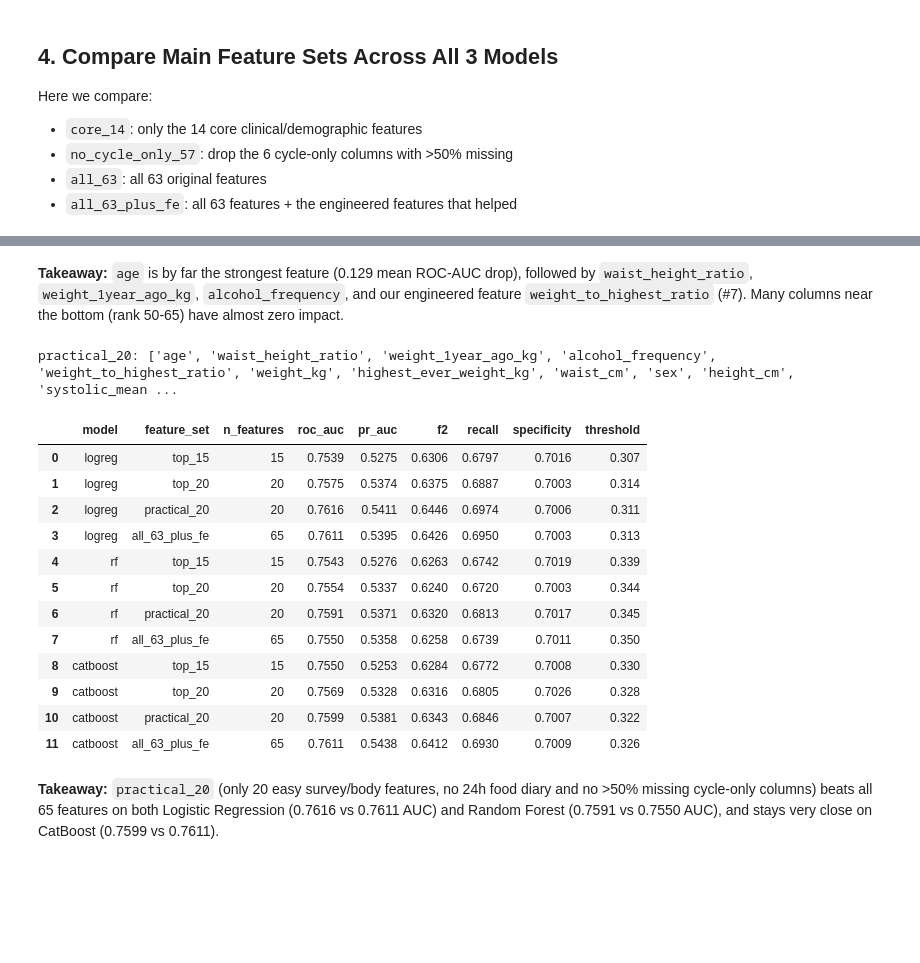
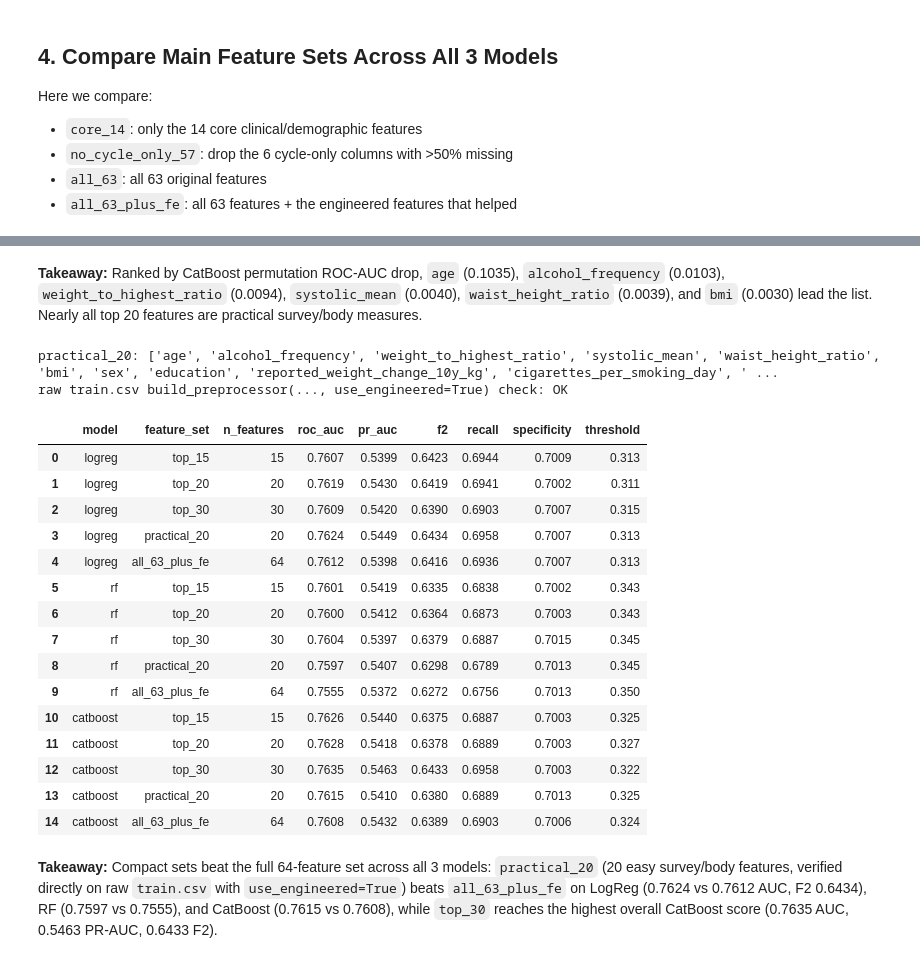
Before and after one commit to axiom-digital/type0-diabetes-screening, a Jupyter notebook: notebooks/03_feature_selection.ipynb, the cells around one changed output, grey strips where cells are left out. Cells and saved outputs as stored; diff of their text form; code cells hidden in the pictures; blank space fills up the shorter version.

```diff
--- a/notebooks/03_feature_selection.ipynb
+++ b/notebooks/03_feature_selection.ipynb
@@ -290,11 +290,11 @@ high_missing_cycle_cols = {
 }
 no_cycle_only_57 = [c for c in all_63 if c not in high_missing_cycle_cols]
 
-# keep engineered columns that improved average ROC-AUC over baseline
+# keep only engineered columns with a clear CV gain (>= 0.002 combined AUC diff)
 helpful_fe = []
 for col in fe_all:
     row = fe_df.loc[fe_df["experiment"] == f"+ {col}"].iloc[0]
-    if (row["lr_auc_diff"] + row["rf_auc_diff"]) > 0:
+    if (row["lr_auc_diff"] + row["rf_auc_diff"]) >= 0.002:
         helpful_fe.append(col)
 print("engineered features kept:", helpful_fe)
 
@@ -472,52 +471,79 @@ plt.show()
 # %% [markdown]
-**Takeaway:** `age` is by far the strongest feature (0.129 mean ROC-AUC drop), followed by `waist_height_ratio`, `weight_1year_ago_kg`, `alcohol_frequency`, and our engineered feature `weight_to_highest_ratio` (#7). Many columns near the bottom (rank 50-65) have almost zero impact.
+**Takeaway:** Ranked by CatBoost permutation ROC-AUC drop, `age` (0.1035), `alcohol_frequency` (0.0103), `weight_to_highest_ratio` (0.0094), `systolic_mean` (0.0040), `waist_height_ratio` (0.0039), and `bmi` (0.0030) lead the list. Nearly all top 20 features are practical survey/body measures.
 # %%
-# compare top_15, top_20, and practical_20 against all_63_plus_fe (65 features)
+# compare top_15, top_20, top_30, practical_20, and all_63_plus_fe
 top_15 = rank_df["feature"].head(15).tolist()
 top_20 = rank_df["feature"].head(20).tolist()
+top_30 = rank_df["feature"].head(30).tolist()
 practical_20 = rank_df.loc[rank_df["practical_survey"], "feature"].head(20).tolist()
 
+# if weight_to_highest_ratio is in practical_20, make sure its raw inputs are included too
+if "weight_to_highest_ratio" in practical_20:
+    for req in ("weight_kg", "highest_ever_weight_kg"):
+        if req not in practical_20:
+            practical_20.pop()
+            practical_20.append(req)
+
 print("practical_20:", practical_20)
+
+# verify practical_20 and all_63_plus_fe work directly on raw train.csv (without df_fe)
+tr0, va0 = splits[0]
+for name, cols in [("practical_20", practical_20), ("all_63_plus_fe", all_selected)]:
+    raw_cols = [c for c in cols if c in df.columns]
+    for model_type in ["logreg", "rf", "catboost"]:
+        prep = preprocess.build_preprocessor(model_type, cols, use_engineered=True)
+        Xt_tr = prep.fit_transform(df.iloc[tr0][raw_cols])
+        Xt_va = prep.transform(df.iloc[va0][raw_cols])
+        if model_type == "catboost":
+            assert list(Xt_va.columns) == [c for c in cols if c in set(preprocess.NUMERIC_COLS) | set(preprocess.ORDINAL_COLS) | set(preprocess.ENGINEERED_NUMERIC_COLS)] + [c for c in cols if c in set(preprocess.NOMINAL_COLS) | set(preprocess.BINARY_COLS) | set(preprocess.ENGINEERED_BINARY_COLS)]
+        else:
+            assert not np.isnan(Xt_va).any()
+print("raw train.csv build_preprocessor(..., use_engineered=True) check: OK")
 
 compact_sets = {
     "top_15": top_15,
     "top_20": top_20,
+    "top_30": top_30,
     "practical_20": practical_20,
-    "all_63_plus_fe": all_65,
+    "all_63_plus_fe": all_selected,
 }
 
 compact_rows = []
 for model_type in ["logreg", "rf", "catboost"]:
     for set_name, cols in compact_sets.items():
         m = run_cv(df_fe, cols, model_type)
         compact_rows.append({
             "model": model_type,
             "feature_set": set_name,
             "n_features": len(cols),
             "roc_auc": m["roc_auc"],
             "pr_auc": m["pr_auc"],
             "f2": m["f2"],
             "recall": m["recall"],
             "specificity": m["specificity"],
             "threshold": m["threshold"],
         })
 
 compact_df = pd.DataFrame(compact_rows)
 display(compact_df)
 # %% [output]
-practical_20: ['age', 'waist_height_ratio', 'weight_1year_ago_kg', 'alcohol_frequency', 'weight_to_highest_ratio', 'weight_kg', 'highest_ever_weight_kg', 'waist_cm', 'sex', 'height_cm', 'systolic_mean ...
+practical_20: ['age', 'alcohol_frequency', 'weight_to_highest_ratio', 'systolic_mean', 'waist_height_ratio', 'bmi', 'sex', 'education', 'reported_weight_change_10y_kg', 'cigarettes_per_smoking_day', ' ...
+raw train.csv build_preprocessor(..., use_engineered=True) check: OK
 |  | model | feature_set | n_features | roc_auc | pr_auc | f2 | recall | specificity | threshold |
-| 0 | logreg | top_15 | 15 | 0.7539 | 0.5275 | 0.6306 | 0.6797 | 0.7016 | 0.307 |
-| 1 | logreg | top_20 | 20 | 0.7575 | 0.5374 | 0.6375 | 0.6887 | 0.7003 | 0.314 |
-| 2 | logreg | practical_20 | 20 | 0.7616 | 0.5411 | 0.6446 | 0.6974 | 0.7006 | 0.311 |
-| 3 | logreg | all_63_plus_fe | 65 | 0.7611 | 0.5395 | 0.6426 | 0.6950 | 0.7003 | 0.313 |
-| 4 | rf | top_15 | 15 | 0.7543 | 0.5276 | 0.6263 | 0.6742 | 0.7019 | 0.339 |
-| 5 | rf | top_20 | 20 | 0.7554 | 0.5337 | 0.6240 | 0.6720 | 0.7003 | 0.344 |
-| 6 | rf | practical_20 | 20 | 0.7591 | 0.5371 | 0.6320 | 0.6813 | 0.7017 | 0.345 |
-| 7 | rf | all_63_plus_fe | 65 | 0.7550 | 0.5358 | 0.6258 | 0.6739 | 0.7011 | 0.350 |
-| 8 | catboost | top_15 | 15 | 0.7550 | 0.5253 | 0.6284 | 0.6772 | 0.7008 | 0.330 |
-| 9 | catboost | top_20 | 20 | 0.7569 | 0.5328 | 0.6316 | 0.6805 | 0.7026 | 0.328 |
-| 10 | catboost | practical_20 | 20 | 0.7599 | 0.5381 | 0.6343 | 0.6846 | 0.7007 | 0.322 |
-| 11 | catboost | all_63_plus_fe | 65 | 0.7611 | 0.5438 | 0.6412 | 0.6930 | 0.7009 | 0.326 |
+| 0 | logreg | top_15 | 15 | 0.7607 | 0.5399 | 0.6423 | 0.6944 | 0.7009 | 0.313 |
+| 1 | logreg | top_20 | 20 | 0.7619 | 0.5430 | 0.6419 | 0.6941 | 0.7002 | 0.311 |
+| 2 | logreg | top_30 | 30 | 0.7609 | 0.5420 | 0.6390 | 0.6903 | 0.7007 | 0.315 |
+| 3 | logreg | practical_20 | 20 | 0.7624 | 0.5449 | 0.6434 | 0.6958 | 0.7007 | 0.313 |
+| 4 | logreg | all_63_plus_fe | 64 | 0.7612 | 0.5398 | 0.6416 | 0.6936 | 0.7007 | 0.313 |
+| 5 | rf | top_15 | 15 | 0.7601 | 0.5419 | 0.6335 | 0.6838 | 0.7002 | 0.343 |
+| 6 | rf | top_20 | 20 | 0.7600 | 0.5412 | 0.6364 | 0.6873 | 0.7003 | 0.343 |
+| 7 | rf | top_30 | 30 | 0.7604 | 0.5397 | 0.6379 | 0.6887 | 0.7015 | 0.345 |
+| 8 | rf | practical_20 | 20 | 0.7597 | 0.5407 | 0.6298 | 0.6789 | 0.7013 | 0.345 |
+| 9 | rf | all_63_plus_fe | 64 | 0.7555 | 0.5372 | 0.6272 | 0.6756 | 0.7013 | 0.350 |
+| 10 | catboost | top_15 | 15 | 0.7626 | 0.5440 | 0.6375 | 0.6887 | 0.7003 | 0.325 |
+| 11 | catboost | top_20 | 20 | 0.7628 | 0.5418 | 0.6378 | 0.6889 | 0.7003 | 0.327 |
+| 12 | catboost | top_30 | 30 | 0.7635 | 0.5463 | 0.6433 | 0.6958 | 0.7003 | 0.322 |
+| 13 | catboost | practical_20 | 20 | 0.7615 | 0.5410 | 0.6380 | 0.6889 | 0.7013 | 0.325 |
+| 14 | catboost | all_63_plus_fe | 64 | 0.7608 | 0.5432 | 0.6389 | 0.6903 | 0.7006 | 0.324 |
 # %% [markdown]
-**Takeaway:** `practical_20` (only 20 easy survey/body features, no 24h food diary and no >50% missing cycle-only columns) beats all 65 features on both Logistic Regression (0.7616 vs 0.7611 AUC) and Random Forest (0.7591 vs 0.7550 AUC), and stays very close on CatBoost (0.7599 vs 0.7611).
+**Takeaway:** Compact sets beat the full 64-feature set across all 3 models: `practical_20` (20 easy survey/body features, verified directly on raw `train.csv` with `use_engineered=True`) beats `all_63_plus_fe` on LogReg (0.7624 vs 0.7612 AUC, F2 0.6434), RF (0.7597 vs 0.7555), and CatBoost (0.7615 vs 0.7608), while `top_30` reaches the highest overall CatBoost score (0.7635 AUC, 0.5463 PR-AUC, 0.6433 F2).
```
Also changed, not shown: parts of 11 cells of this notebook, 2 other files.
